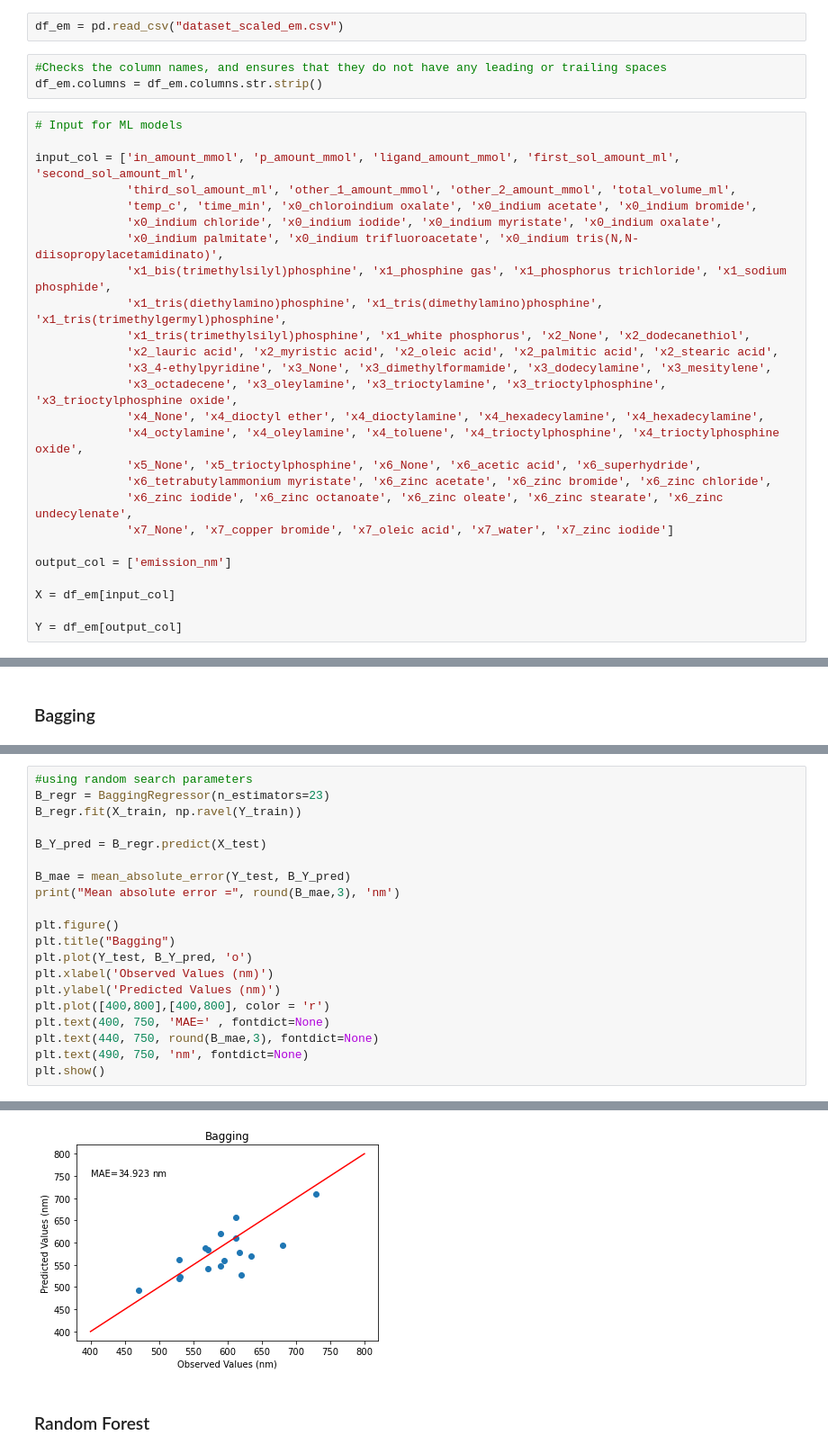
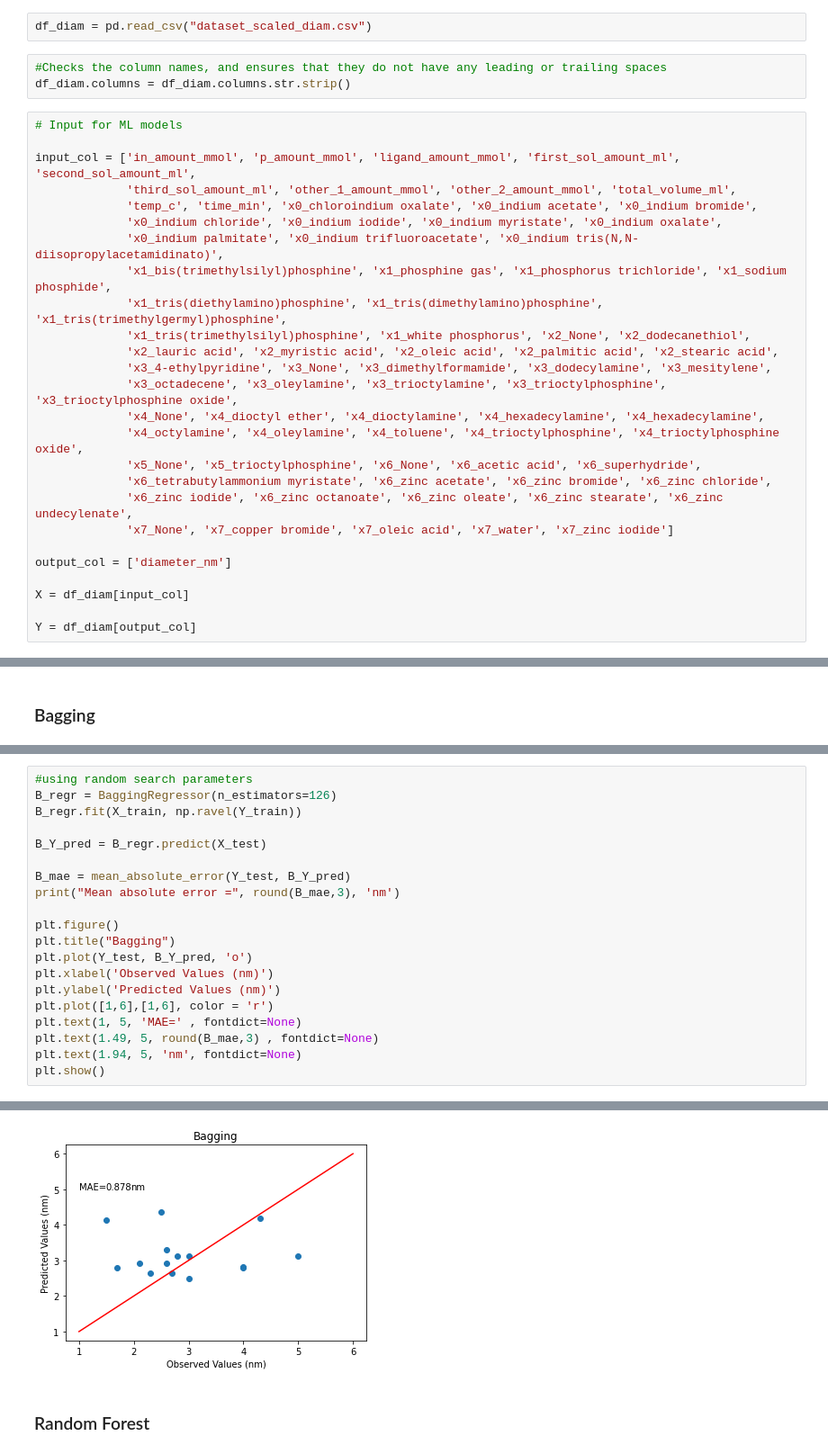
Before and after one commit to Health-Universe/Indium-Phosphide, a Jupyter notebook: notebook/flo/2. Flo diameter.ipynb, the cells around one changed output, grey strips where cells are left out. Shown at 90% size. Saved outputs shown, nothing was run; the diff lists cells and outputs as text.

Commit message:
diameter model picked

```diff
--- a/notebook/flo/2. Flo diameter.ipynb
+++ b/notebook/flo/2. Flo diameter.ipynb
@@ -22,10 +22,10 @@ import numpy as np
 import os
 from tqdm import tqdm
 # %%
-df_em = pd.read_csv("dataset_scaled_em.csv")
+df_diam = pd.read_csv("dataset_scaled_diam.csv")
 # %%
 #Checks the column names, and ensures that they do not have any leading or trailing spaces
-df_em.columns = df_em.columns.str.strip()
+df_diam.columns = df_diam.columns.str.strip()
 # %%
 # Input for ML models
 
@@ -47,11 +47,11 @@ input_col = ['in_amount_mmol', 'p_amount_mmol', 'ligand_amount_mmol', 'first_sol
              'x6_zinc iodide', 'x6_zinc octanoate', 'x6_zinc oleate', 'x6_zinc stearate', 'x6_zinc undecylenate',
              'x7_None', 'x7_copper bromide', 'x7_oleic acid', 'x7_water', 'x7_zinc iodide']
 
-output_col = ['emission_nm']
+output_col = ['diameter_nm']
 
-X = df_em[input_col]
+X = df_diam[input_col]
 
-Y = df_em[output_col]
+Y = df_diam[output_col]
 # %%
 # Splitting dataset for training
 X_train, X_test, Y_train, Y_test = train_test_split(X, Y, test_size=0.2, random_state=45, shuffle=True)
@@ -85,6 +85,6 @@ Wall time: 4min 7s
 # %%
 #using random search parameters
-B_regr = BaggingRegressor(n_estimators=23)
+B_regr = BaggingRegressor(n_estimators=126)
 B_regr.fit(X_train, np.ravel(Y_train))
 
 B_Y_pred = B_regr.predict(X_test)
@@ -97,9 +97,9 @@ plt.title("Bagging")
 plt.plot(Y_test, B_Y_pred, 'o')
 plt.xlabel('Observed Values (nm)')
 plt.ylabel('Predicted Values (nm)')
-plt.plot([400,800],[400,800], color = 'r')
-plt.text(400, 750, 'MAE=' , fontdict=None)
-plt.text(440, 750, round(B_mae,3), fontdict=None)
-plt.text(490, 750, 'nm', fontdict=None)
+plt.plot([1,6],[1,6], color = 'r')
+plt.text(1, 5, 'MAE=' , fontdict=None)
+plt.text(1.49, 5, round(B_mae,3) , fontdict=None)
+plt.text(1.94, 5, 'nm', fontdict=None)
 plt.show()
 # %% [output]
@@ -107,4 +107,4 @@ Mean absolute error = 34.923 nm
-[figure, old version]
+[figure, new version]
 # %% [markdown]
 ### Random Forest
 # %%
```
Also changed, not shown: parts of 32 cells of this notebook, 1 other file.
